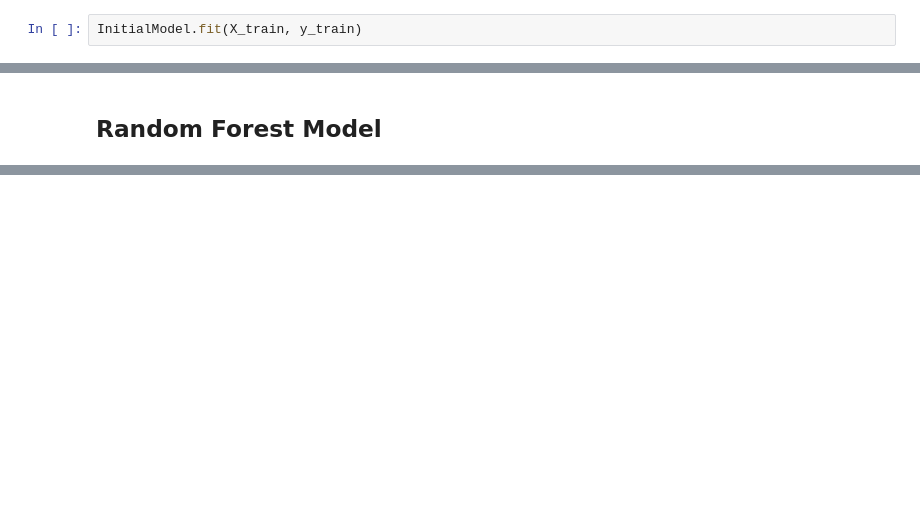
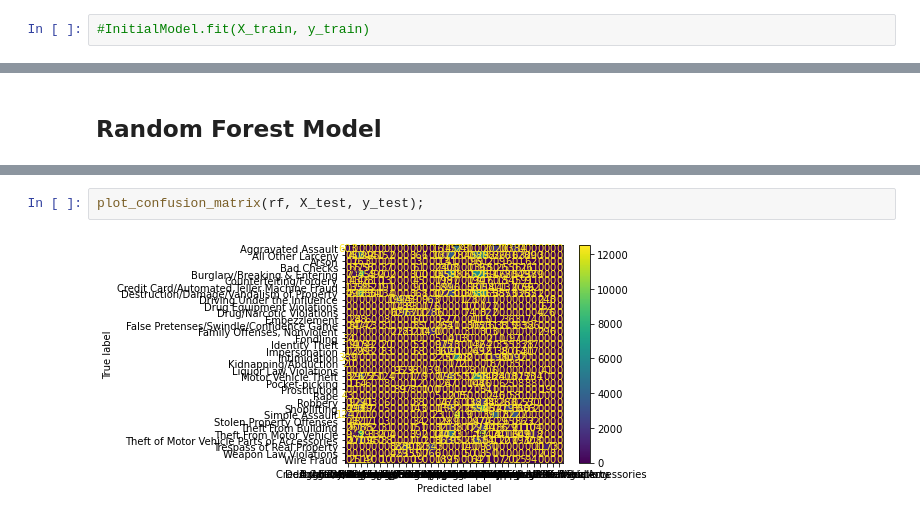
Before and after one commit to aharri123/Seattle-Crime, a Jupyter notebook: Seattle-Crime.ipynb, the cells around one changed output, grey strips where cells are left out. Cells and saved outputs as stored; diff of their text form; blank space fills up the shorter version.

```diff
--- a/Seattle-Crime.ipynb
+++ b/Seattle-Crime.ipynb
@@ -536,4 +575,4 @@ InitialModel = LogisticRegression(multi_class='ovr', random_state= 1)
 # %% [markdown]
 Now we'll fit our model
 # %%
-InitialModel.fit(X_train, y_train)
+#InitialModel.fit(X_train, y_train)
@@ -596,0 +614,4 @@ print(classification_report(y_train, rf_train_pred))
+# %%
+plot_confusion_matrix(rf, X_test, y_test);
+# %% [output]
+[figure, added]
```
Also changed, not shown: parts of 11 cells of this notebook.
